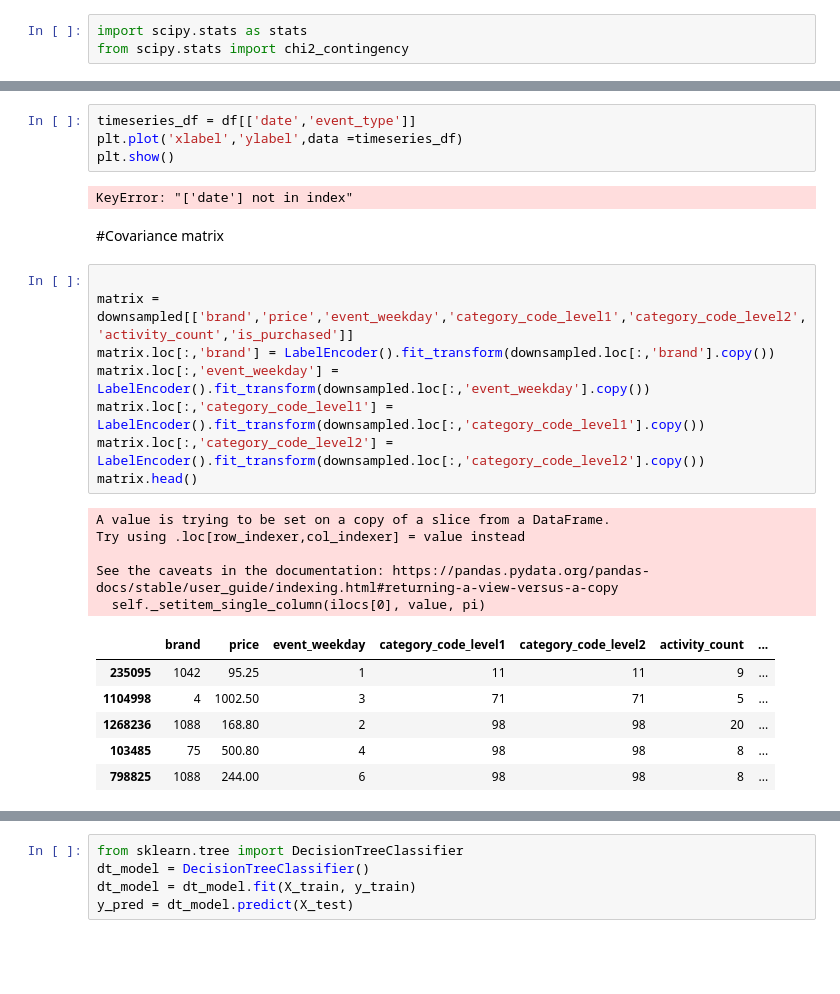
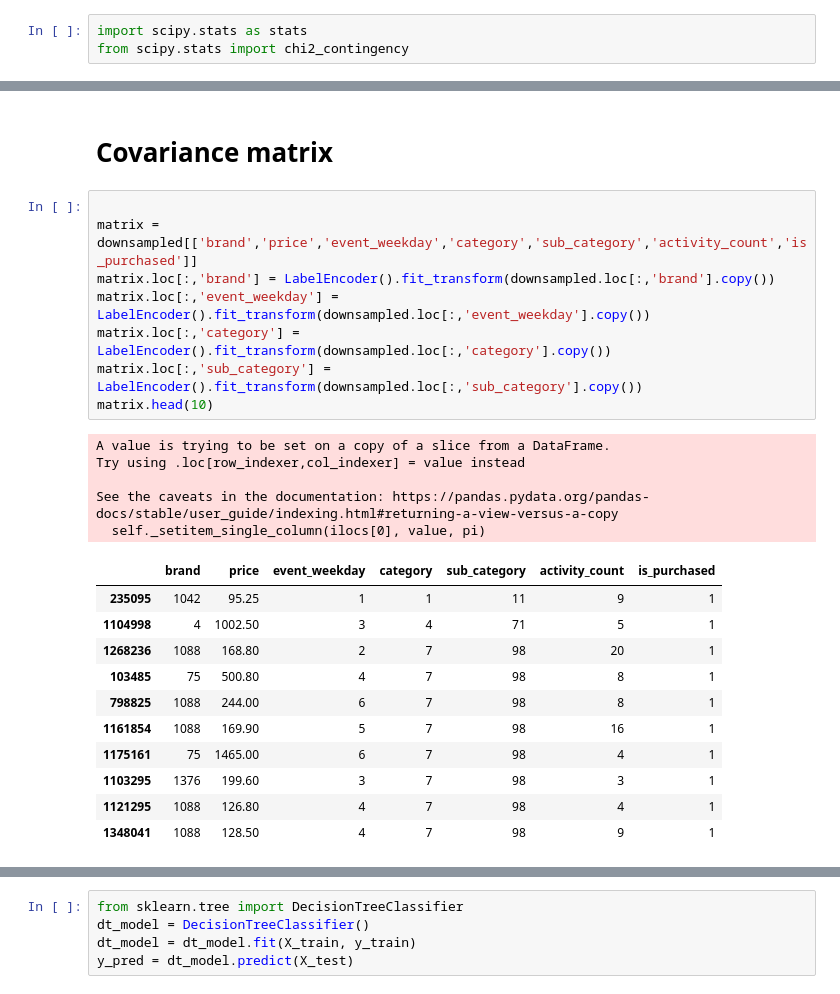
Before and after one commit to peterthepage/E_Commerce_Analysis, a Jupyter notebook: ecommerce-MLM.ipynb, the cells around one changed output, grey strips where cells are left out. Cells and saved outputs as stored; diff of their text form; blank space fills up the shorter version.

```diff
--- a/ecommerce-MLM.ipynb
+++ b/ecommerce-MLM.ipynb
@@ -670,31 +691,30 @@ df.head()
-# %%
-timeseries_df = df[['date','event_type']]
-plt.plot('xlabel','ylabel',data =timeseries_df)
-plt.show()
-# %% [output]
-KeyError: "['date'] not in index"
 # %% [markdown]
-#Covariance matrix
+# Covariance matrix
 # %%
 
-matrix = downsampled[['brand','price','event_weekday','category_code_level1','category_code_level2','activity_count','is_purchased']]
+matrix = downsampled[['brand','price','event_weekday','category','sub_category','activity_count','is_purchased']]
 matrix.loc[:,'brand'] = LabelEncoder().fit_transform(downsampled.loc[:,'brand'].copy())
 matrix.loc[:,'event_weekday'] = LabelEncoder().fit_transform(downsampled.loc[:,'event_weekday'].copy())
-matrix.loc[:,'category_code_level1'] = LabelEncoder().fit_transform(downsampled.loc[:,'category_code_level1'].copy())
-matrix.loc[:,'category_code_level2'] = LabelEncoder().fit_transform(downsampled.loc[:,'category_code_level2'].copy())
-matrix.head()
+matrix.loc[:,'category'] = LabelEncoder().fit_transform(downsampled.loc[:,'category'].copy())
+matrix.loc[:,'sub_category'] = LabelEncoder().fit_transform(downsampled.loc[:,'sub_category'].copy())
+matrix.head(10)
 # %% [output]
 A value is trying to be set on a copy of a slice from a DataFrame.
 Try using .loc[row_indexer,col_indexer] = value instead
 
 See the caveats in the documentation: https://pandas.pydata.org/pandas-docs/stable/user_guide/indexing.html#returning-a-view-versus-a-copy
   self._setitem_single_column(ilocs[0], value, pi)
-|  | brand | price | event_weekday | category_code_level1 | category_code_level2 | activity_count | ... |
-| 235095 | 1042 | 95.25 | 1 | 11 | 11 | 9 | ... |
-| 1104998 | 4 | 1002.50 | 3 | 71 | 71 | 5 | ... |
-| 1268236 | 1088 | 168.80 | 2 | 98 | 98 | 20 | ... |
-| 103485 | 75 | 500.80 | 4 | 98 | 98 | 8 | ... |
-| 798825 | 1088 | 244.00 | 6 | 98 | 98 | 8 | ... |
+|  | brand | price | event_weekday | category | sub_category | activity_count | is_purchased |
+| 235095 | 1042 | 95.25 | 1 | 1 | 11 | 9 | 1 |
+| 1104998 | 4 | 1002.50 | 3 | 4 | 71 | 5 | 1 |
+| 1268236 | 1088 | 168.80 | 2 | 7 | 98 | 20 | 1 |
+| 103485 | 75 | 500.80 | 4 | 7 | 98 | 8 | 1 |
+| 798825 | 1088 | 244.00 | 6 | 7 | 98 | 8 | 1 |
+| 1161854 | 1088 | 169.90 | 5 | 7 | 98 | 16 | 1 |
+| 1175161 | 75 | 1465.00 | 6 | 7 | 98 | 4 | 1 |
+| 1103295 | 1376 | 199.60 | 3 | 7 | 98 | 3 | 1 |
+| 1121295 | 1088 | 126.80 | 4 | 7 | 98 | 4 | 1 |
+| 1348041 | 1088 | 128.50 | 4 | 7 | 98 | 9 | 1 |
 # %%
 cov_matrix = matrix.cov()
 sns.heatmap(cov_matrix,annot = True)
```
Also changed, not shown: parts of 76 cells of this notebook, 7 other files.
